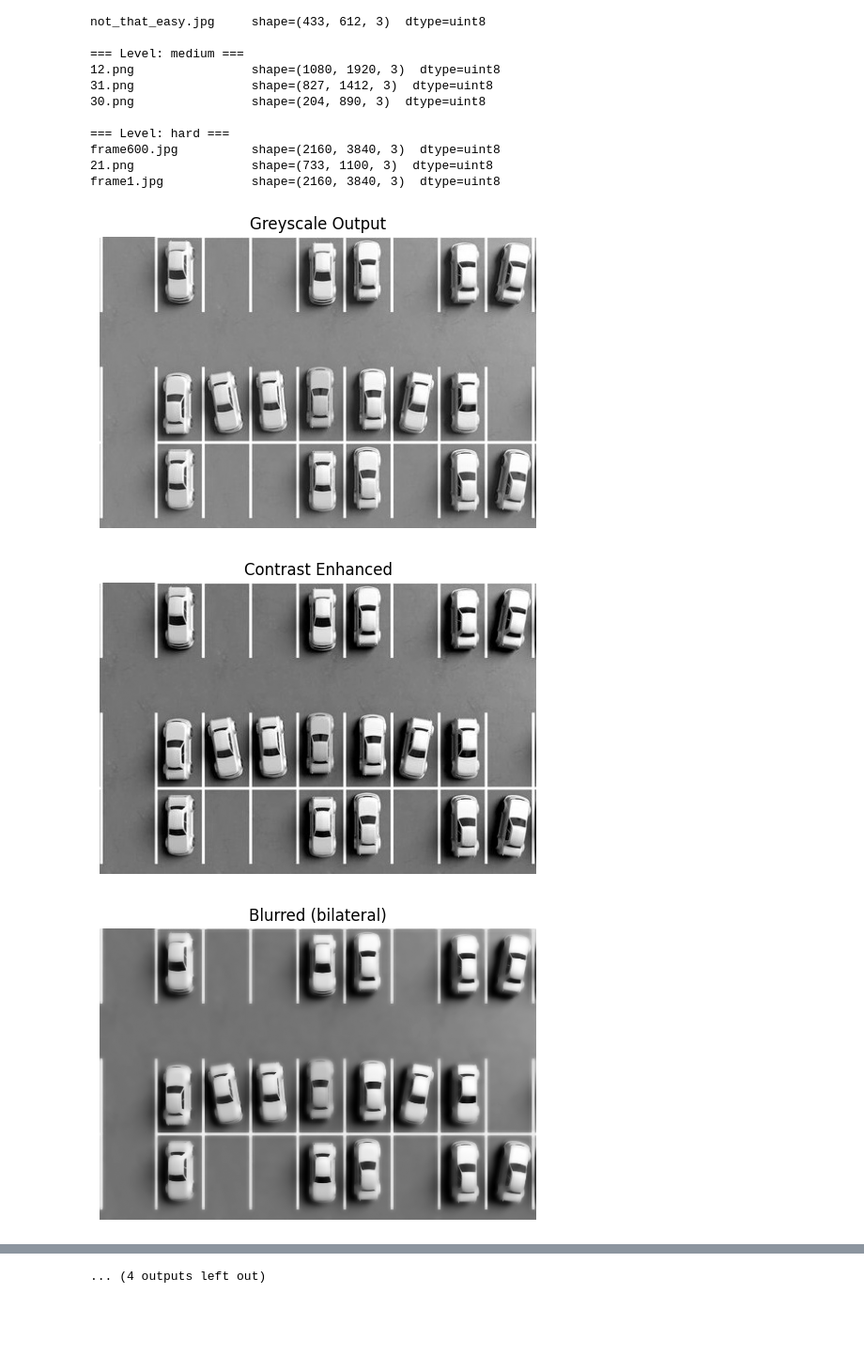
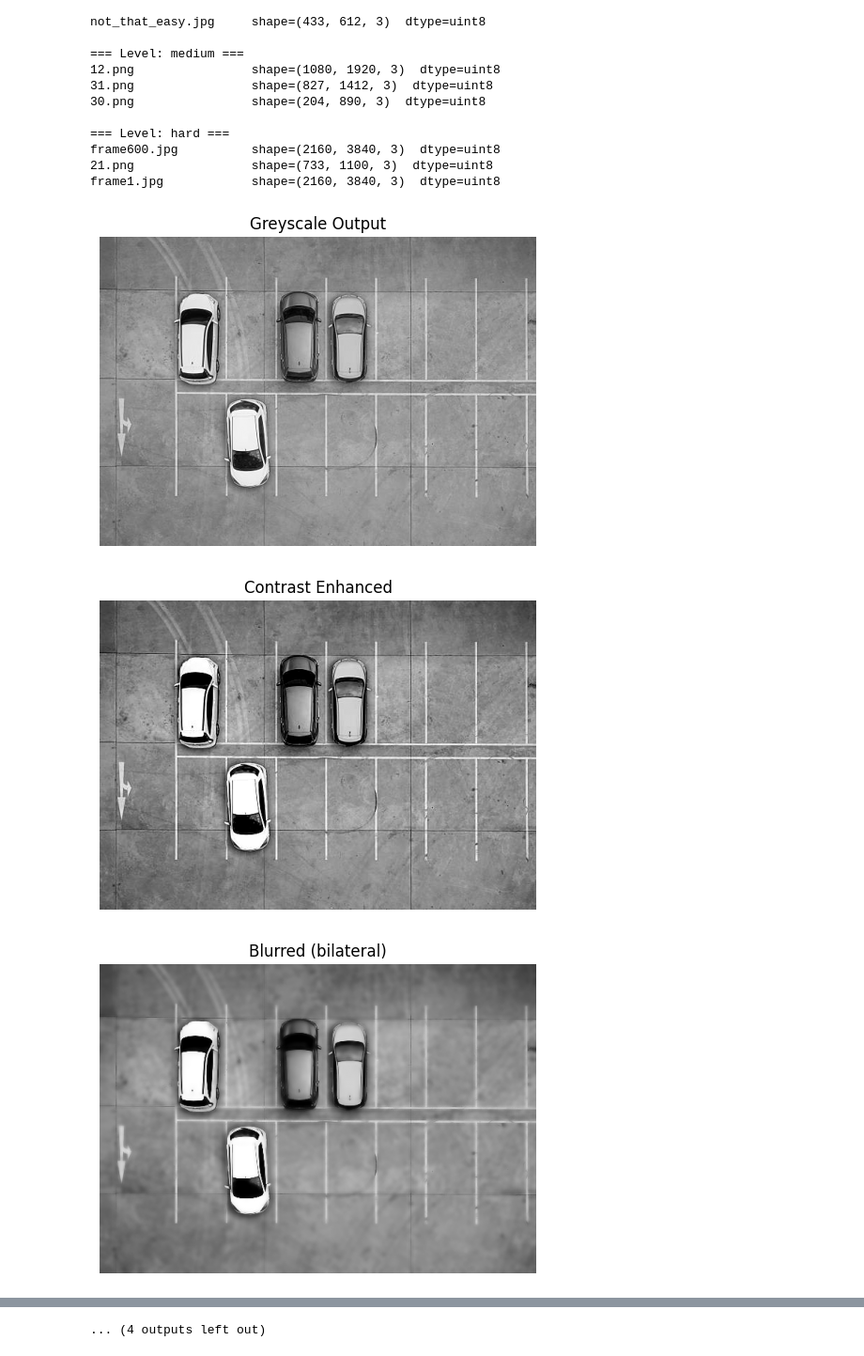
Before and after one commit to Bobfritguy/EE551_mini_project, a Jupyter notebook: mini_project.ipynb, the cells around one changed output, grey strips where cells are left out. Shown at 94% size. Drawn from its saved outputs; the diff is of its cells as text; code cells hidden in the pictures; blank space fills up the shorter version.

```diff
--- a/mini_project.ipynb
+++ b/mini_project.ipynb
@@ -643,7 +287,22 @@ def enhance_paint_lines(img_eq):
 # %%
-def erode(mask, ksize=3, iterations=1):
+def erode(mask):
 
-    # Erode inverted image = shrink black regions in original
+    h, w = mask.shape
+    img_diag = int(np.sqrt(h*h + w*w))
+
+    if img_diag < 800:
+        ksize = 3
+        iterations = 1
+    elif img_diag < 1500:
+        ksize = 5
+        iterations = 2
+    elif img_diag < 2500:
+        ksize = 7
+        iterations = 2
+    else:
+        ksize = 11
+        iterations = 2
+
     kernel = cv2.getStructuringElement(cv2.MORPH_RECT, (ksize, ksize))
     eroded = cv2.erode(mask, kernel, iterations)
 
@@ -678,7 +337,7 @@ def thicken_lines(mask, ksize=5):
 
     return thick
 # %%
-def detect_hough_lines(mask, rho=1, theta=np.pi/180, threshold=150):
+def detect_hough_lines(mask, rho=1, theta=np.pi/180, threshold=100):
     """
     Detects infinite Hough lines (not segments) from a binary mask.
     Returns a list of (rho, theta) pairs.
@@ -1055,20 +798,21 @@ def do_pipeline(img):
     img_mask = mask_or_binarise(img_sharpened)
     eroded = erode(img_mask)
     #thick_lines = thicken_lines(img_mask)
-    removed_background = remove_large_white_components(eroded, 0.55)
+    removed_background = remove_background_blob_touching_borders(eroded, fallback_fraction=0.05)
+    #removed_background = remove_large_white_components(eroded, 0.30)
     skel = skeletonize_lines(removed_background)
     thick_lines = thicken_lines(skel)
 
     hough_lines = detect_hough_lines(skel)
     sanity = draw_hough_lines(hough_lines, thick_lines)
     vertical_mask, horizontal_mask = hough_lines_to_mask(hough_lines, thick_lines.shape)
-    finite_lines = intersect_hough_with_mask(vertical_mask, img_sharpened)
+    finite_lines = intersect_hough_with_mask(vertical_mask, removed_background) #thick_lines)
     finite_clean = remove_horizontal_from_finite(finite_lines, horizontal_mask)
 
     # --- Get Parking Coordinates ---
     skel_clean = skeletonize_lines(finite_clean)
     #hough_p_lines = detect_parking_segments(skel_clean)
-    lsd_lines = detect_lines_lsd(skel_clean, merge_nearby=True, merge_radius=30)
+    lsd_lines = detect_lines_lsd(skel_clean, merge_nearby=True, merge_radius=35)
     result = draw_lsd_lines(img, lsd_lines)
     #line_debug = draw_detected_line_segments(lsd_lines, finite_clean)
 
@@ -1118,21 +862,21 @@ def do_pipeline(img):
     return #results, output_img
 # %%
 # --- EASY
-do_pipeline(images["easy"]["29.png"])
-#do_pipeline(images["easy"]["not_that_easy.jpg"])
+#do_pipeline(images["easy"]["29.png"])
+do_pipeline(images["easy"]["not_that_easy.jpg"])
 #do_pipeline(images["easy"]["easy.jpg"])
 #do_pipeline(images["easy"]["20.png"])
 
 # --- Medium
 #do_pipeline(images["medium"]["12.png"])
 #do_pipeline(images["medium"]["30.png"])
 #do_pipeline(images["medium"]["31.png"])
 
 # -- Hard
 #do_pipeline(images["hard"]["frame600.jpg"])
 #do_pipeline(images["hard"]["frame1.jpg"])
 #do_pipeline(images["hard"]["21.png"])
 # %% [output]
-[figure, old version]
+[figure, new version]
-[figure, old version]
+[figure, new version]
-[figure, old version]
+[figure, new version]
```
Also changed, not shown: parts of 13 cells of this notebook.
